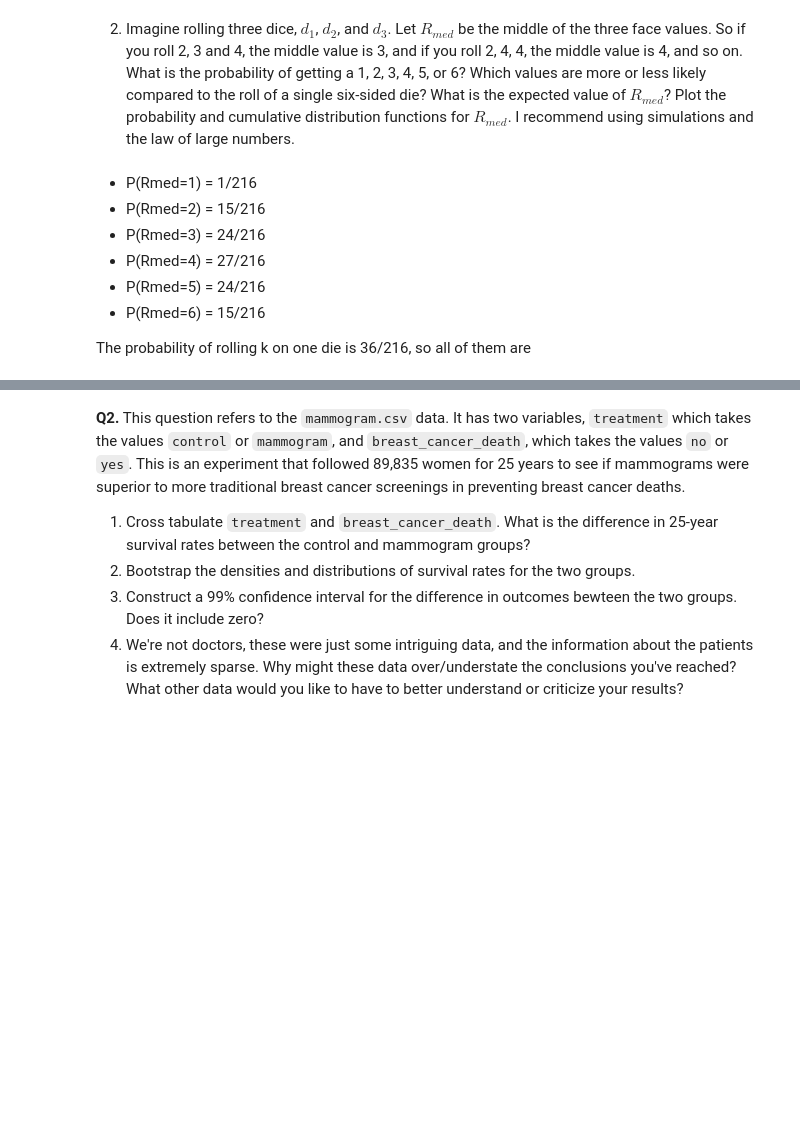
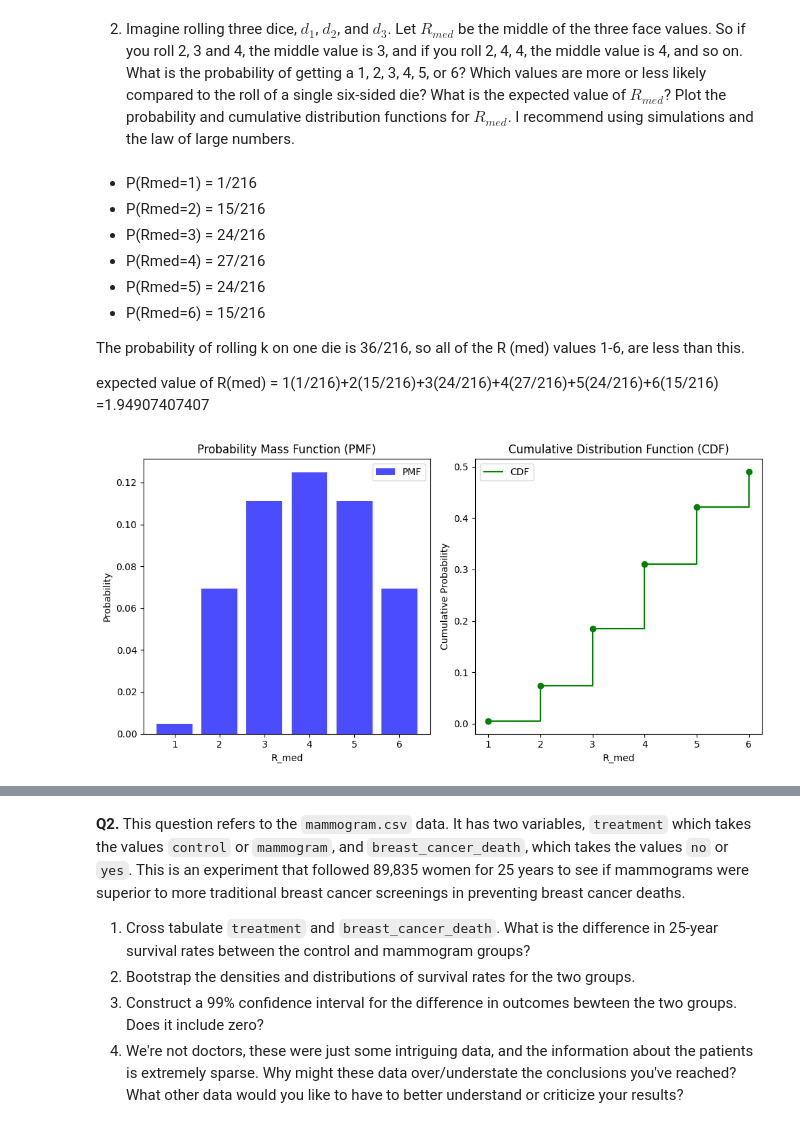
Before and after one commit to annagirerd/the_bootstrap, a Jupyter notebook: assignment_5.ipynb, the cells around one changed output, grey strips where cells are left out. Saved outputs shown, nothing was run; the diff lists cells and outputs as text; code cells hidden in the pictures; blank space fills up the shorter version.

```diff
--- a/assignment_5.ipynb
+++ b/assignment_5.ipynb
@@ -82,4 +79,38 @@ Simulated Expected Value of R_min: 2.52889
 - P(Rmed=5) = 24/216
 - P(Rmed=6) = 15/216
 
-The probability of rolling k on one die is 36/216, so all of them are
+The probability of rolling k on one die is 36/216, so all of the R (med) values 1-6, are less than this.
+
+expected value of R(med) = 1(1/216)+2(15/216)+3(24/216)+4(27/216)+5(24/216)+6(15/216) =1.94907407407
+# %%
+import numpy as np
+import matplotlib.pyplot as plt
+
+rmed_values = np.array([1, 2, 3, 4, 5, 6])
+rmed_probs = np.array([1/216, 15/216, 24/216, 27/216, 24/216, 15/216])
+
+rmed_cdf = np.cumsum(rmed_probs)
+
+plt.figure(figsize=(10, 5))
+
+plt.subplot(1, 2, 1)
+plt.bar(rmed_values, rmed_probs, color='blue', alpha=0.7, label='PMF')
+plt.xticks(rmed_values)
+plt.xlabel('R_med')
+plt.ylabel('Probability')
+plt.title('Probability Mass Function (PMF)')
+plt.legend()
+
+plt.subplot(1, 2, 2)
+plt.step(rmed_values, rmed_cdf, where='post', color='green', label='CDF')
+plt.scatter(rmed_values, rmed_cdf, color='green')
+plt.xticks(rmed_values)
+plt.xlabel('R_med')
+plt.ylabel('Cumulative Probability')
+plt.title('Cumulative Distribution Function (CDF)')
+plt.legend()
+
+plt.tight_layout()
+plt.show()
+# %% [output]
+[figure, added]
```
Also changed, not shown: parts of 10 cells of this notebook.
